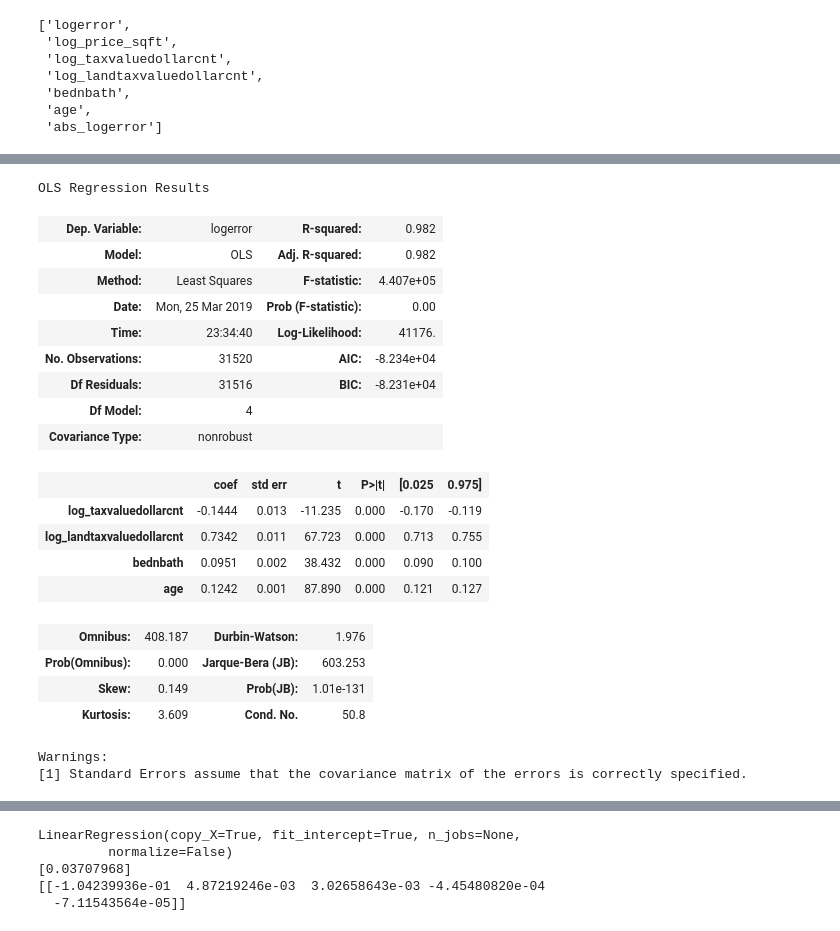
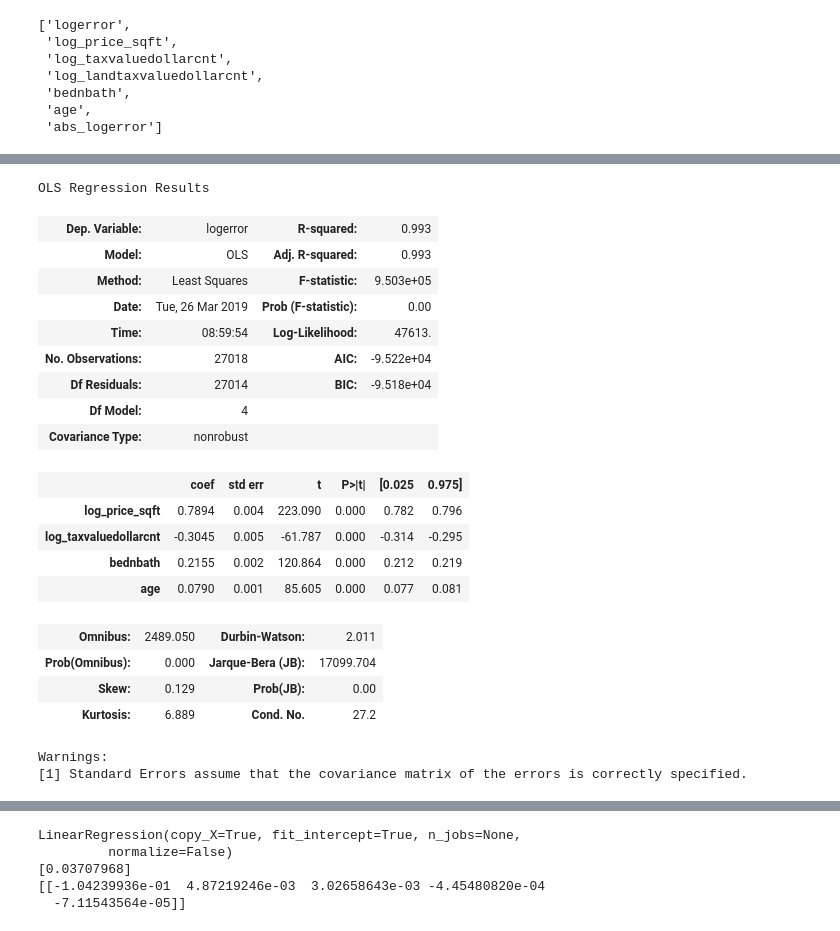
Before and after one commit to StevenGaris/codeup-ds-projects, a Jupyter notebook: Regression_Project_Steven_Garis.ipynb, the cells around one changed output, grey strips where cells are left out. Drawn from its saved outputs; the diff is of its cells as text; code cells hidden in the pictures.

```diff
--- a/Regression_Project_Steven_Garis.ipynb
+++ b/Regression_Project_Steven_Garis.ipynb
@@ -590,7 +577,7 @@ test = pd.concat([X_test, y_test], axis=1)
 X_xform = zil_xform_df[x_vars]
 y_xform = zil_xform_df[y_var]
 
-X_train_xform, X_test_xform, y_train_xform, y_test_xform = train_test_split(X_xform, y_xform, train_size=.7, random_state=0)
+X_train_xform, X_test_xform, y_train_xform, y_test_xform = train_test_split(X_xform, y_xform, train_size=.6, random_state=0)
 
 train_xform = pd.concat([X_train_xform, y_train_xform], axis=1)
 test_xform = pd.concat([X_test_xform, y_test_xform], axis=1)
@@ -793,29 +791,29 @@ Warnings:
 # %%
 # Dropping $/sqft
 
-ols_model_3 = sm.OLS(y_train_xform, X_train_xform.drop('log_price_sqft', axis=1))
+ols_model_3 = sm.OLS(y_train_xform, X_train_xform.drop('log_landtaxvaluedollarcnt', axis=1))
 fit = ols_model_3.fit()
 fit.summary()
 # %% [output]
 OLS Regression Results
-| Dep. Variable: | logerror | R-squared: | 0.982 |
-| Model: | OLS | Adj. R-squared: | 0.982 |
-| Method: | Least Squares | F-statistic: | 4.407e+05 |
-| Date: | Mon, 25 Mar 2019 | Prob (F-statistic): | 0.00 |
-| Time: | 23:34:40 | Log-Likelihood: | 41176. |
-| No. Observations: | 31520 | AIC: | -8.234e+04 |
-| Df Residuals: | 31516 | BIC: | -8.231e+04 |
+| Dep. Variable: | logerror | R-squared: | 0.993 |
+| Model: | OLS | Adj. R-squared: | 0.993 |
+| Method: | Least Squares | F-statistic: | 9.503e+05 |
+| Date: | Tue, 26 Mar 2019 | Prob (F-statistic): | 0.00 |
+| Time: | 08:59:54 | Log-Likelihood: | 47613. |
+| No. Observations: | 27018 | AIC: | -9.522e+04 |
+| Df Residuals: | 27014 | BIC: | -9.518e+04 |
 | Df Model: | 4 |  |  |
 | Covariance Type: | nonrobust |  |  |
 |  | coef | std err | t | P>|t| | [0.025 | 0.975] |
-| log_taxvaluedollarcnt | -0.1444 | 0.013 | -11.235 | 0.000 | -0.170 | -0.119 |
-| log_landtaxvaluedollarcnt | 0.7342 | 0.011 | 67.723 | 0.000 | 0.713 | 0.755 |
-| bednbath | 0.0951 | 0.002 | 38.432 | 0.000 | 0.090 | 0.100 |
-| age | 0.1242 | 0.001 | 87.890 | 0.000 | 0.121 | 0.127 |
+| log_price_sqft | 0.7894 | 0.004 | 223.090 | 0.000 | 0.782 | 0.796 |
+| log_taxvaluedollarcnt | -0.3045 | 0.005 | -61.787 | 0.000 | -0.314 | -0.295 |
+| bednbath | 0.2155 | 0.002 | 120.864 | 0.000 | 0.212 | 0.219 |
+| age | 0.0790 | 0.001 | 85.605 | 0.000 | 0.077 | 0.081 |
-| Omnibus: | 408.187 | Durbin-Watson: | 1.976 |
-| Prob(Omnibus): | 0.000 | Jarque-Bera (JB): | 603.253 |
-| Skew: | 0.149 | Prob(JB): | 1.01e-131 |
-| Kurtosis: | 3.609 | Cond. No. | 50.8 |
+| Omnibus: | 2489.050 | Durbin-Watson: | 2.011 |
+| Prob(Omnibus): | 0.000 | Jarque-Bera (JB): | 17099.704 |
+| Skew: | 0.129 | Prob(JB): | 0.00 |
+| Kurtosis: | 6.889 | Cond. No. | 27.2 |
 Warnings:
 [1] Standard Errors assume that the covariance matrix of the errors is correctly specified.
 # %%
```
Also changed, not shown: parts of 17 cells of this notebook.
